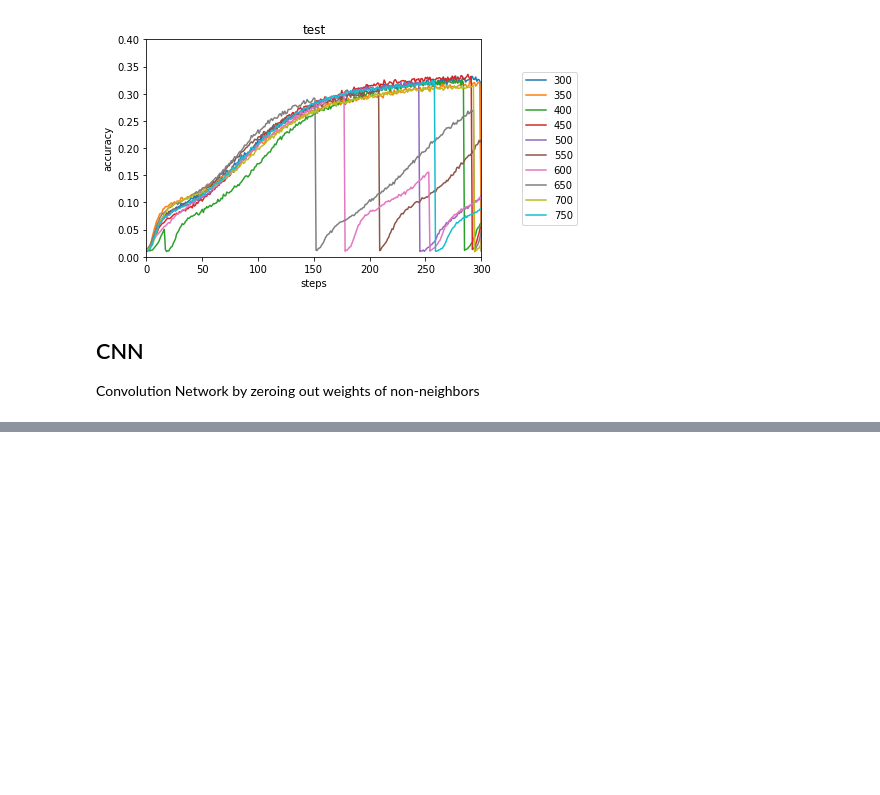
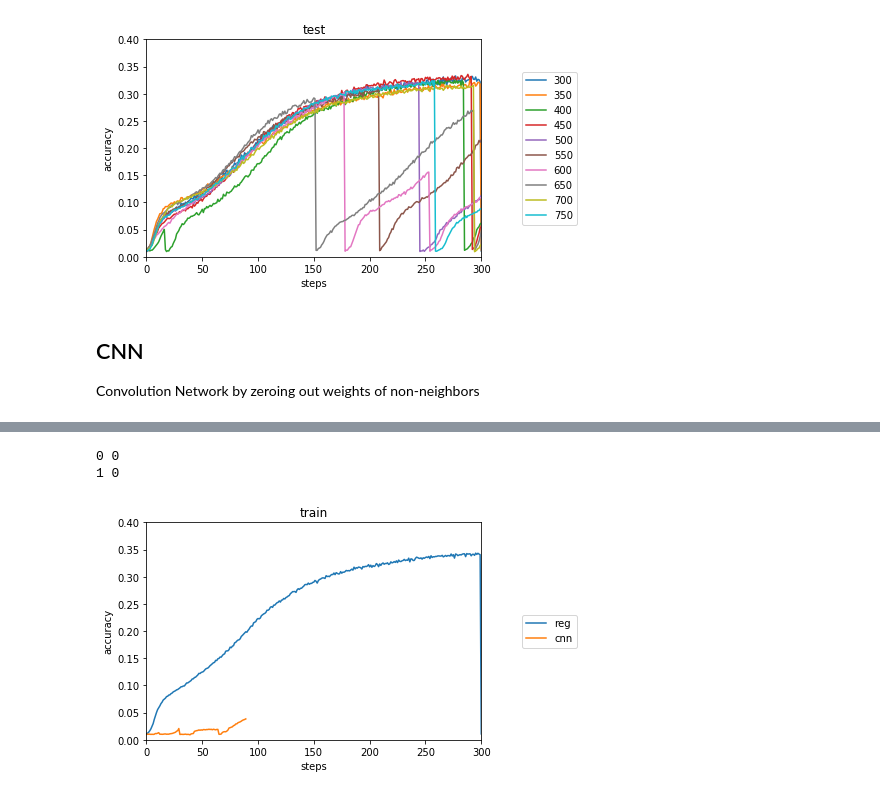
Before and after one commit to gfanti/bitcoin-deanonymization, a Jupyter notebook: vis-tests.ipynb, the cells around one changed output, grey strips where cells are left out. Drawn from its saved outputs; the diff is of its cells as text; code cells hidden in the pictures; blank space fills up the shorter version.

```diff
--- a/vis-tests.ipynb
+++ b/vis-tests.ipynb
@@ -206,0 +232,17 @@ for i, arr in enumerate(ds):
+# %%
+reg_vs_cnn = []
+
+reg_vs_cnn += [np.genfromtxt('tests/datasize/datasize_300000.csv', delimiter=',')]
+reg_vs_cnn += [np.genfromtxt('tests/cnn/cnn_300000.csv', delimiter=',')]
+
+for i, arr in enumerate(reg_vs_cnn):
+    # strip last value
+    reg_vs_cnn[i] = arr[:-1].reshape((-1,3))
+
+reg_vs_cnn = np.array(reg_vs_cnn)
+
+plot_group(reg_vs_cnn, 0, ['reg','cnn'])
+# %% [output]
+0 0
+1 0
+[figure, added]
```
Also changed, not shown: parts of 5 cells of this notebook, 2 other files.
